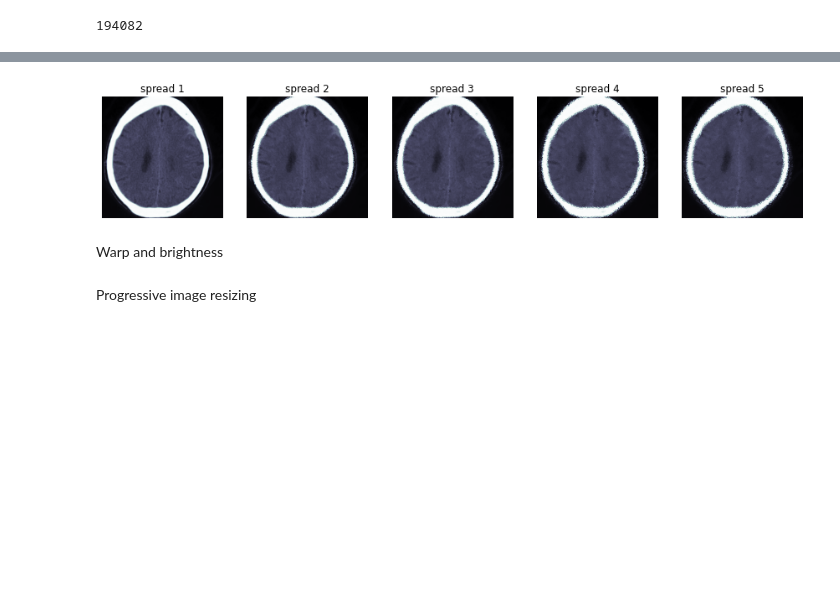
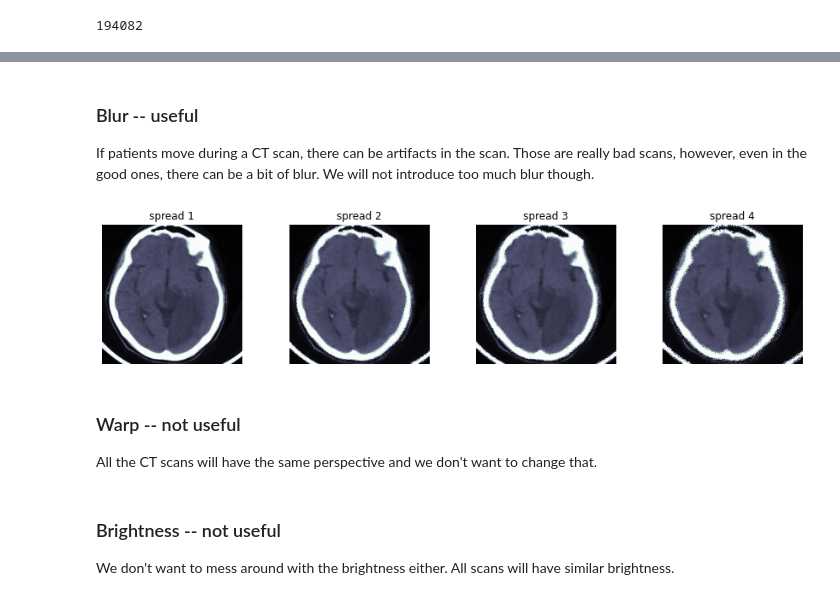
Before and after one commit to dipam7/RSNA_Intracranial-hemorrhage, a Jupyter notebook: nbs/03_data_augmentation.ipynb, the cells around one changed output, grey strips where cells are left out. Saved outputs shown, nothing was run; the diff lists cells and outputs as text; code cells hidden in the pictures; blank space fills up the shorter version.

```diff
--- a/nbs/03_data_augmentation.ipynb
+++ b/nbs/03_data_augmentation.ipynb
@@ -32,6 +36,7 @@ len(fn)
 # %% [output]
 194082
 # %%
-img = PILImage.create(fn[3], mode = 'L')
+n = np.random.randint(0,1000)
+img = PILImage.create(fn[n], mode = 'L')
 img
 # %% [output]
@@ -53,0 +73,4 @@ for i,ax in enumerate(axs.flatten()):
+# %%
+_,axs = subplots(2, 4)
+for i,ax in enumerate(axs.flatten()):
+    show_image(img.dihedral(i), ctx=ax, cmap=plt.cm.bone)
@@ -54,10 +79,18 @@ for i,ax in enumerate(axs.flatten()):
+# %% [markdown]
+### Blur -- useful
+
+If patients move during a CT scan, there can be artifacts in the scan. Those are really bad scans, however, even in the good ones, there can be a bit of blur. We will not introduce too much blur though.
 # %%
-fig,axs = plt.subplots(1,5, figsize=(15,3))
+fig,axs = plt.subplots(1,4, figsize=(15,3))
 for i,ax in enumerate(axs.flatten()):
     show_image(img.effect_spread(i+1), ctx=ax, title=f'spread {i+1}', cmap=plt.cm.bone)
 # %% [output]
-[figure, old version]
+[figure, new version]
-# %% [markdown]
-Warp and brightness
-# %% [markdown]
-Progressive image resizing
+# %% [markdown]
+### Warp -- not useful
+
+All the CT scans will have the same perspective and we don't want to change that.
+# %% [markdown]
+### Brightness -- not useful
+
+We don't want to mess around with the brightness either. All scans will have similar brightness.
```
Also changed, not shown: parts of 14 cells of this notebook.
